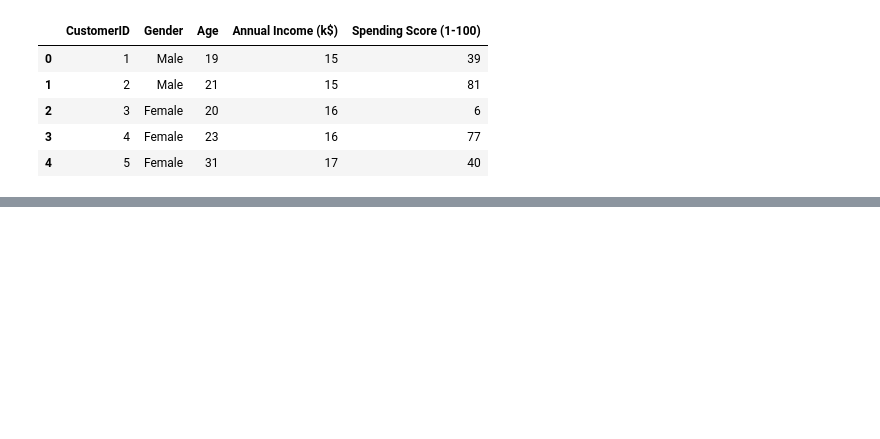
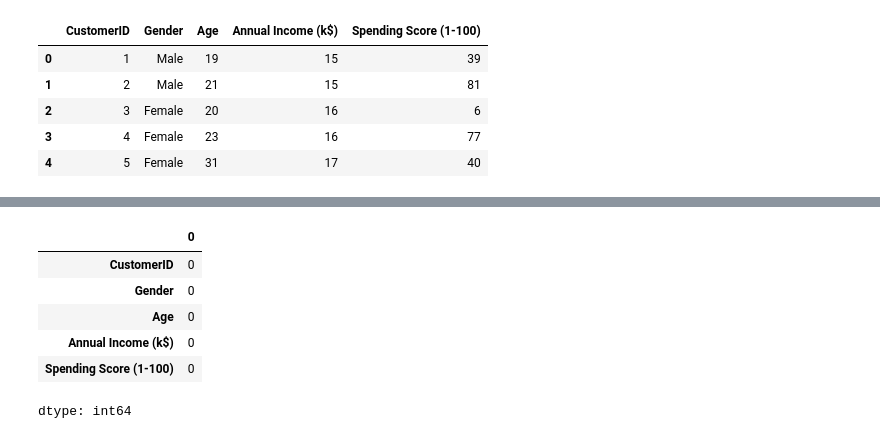
Before and after one commit to addetsi/K-Means-Customer-Segmentation, a Jupyter notebook: K_Means_Customer_Segmentation.ipynb, the cells around one changed output, grey strips where cells are left out. Cells and saved outputs as stored; diff of their text form; code cells hidden in the pictures; blank space fills up the shorter version.

```diff
--- a/K_Means_Customer_Segmentation.ipynb
+++ b/K_Means_Customer_Segmentation.ipynb
@@ -19,0 +51,10 @@ df.head()
+# %%
+df.isnull().sum()
+# %% [output]
+|  | 0 |
+| CustomerID | 0 |
+| Gender | 0 |
+| Age | 0 |
+| Annual Income (k$) | 0 |
+| Spending Score (1-100) | 0 |
+dtype: int64
```
Also changed, not shown: parts of 13 cells of this notebook.
